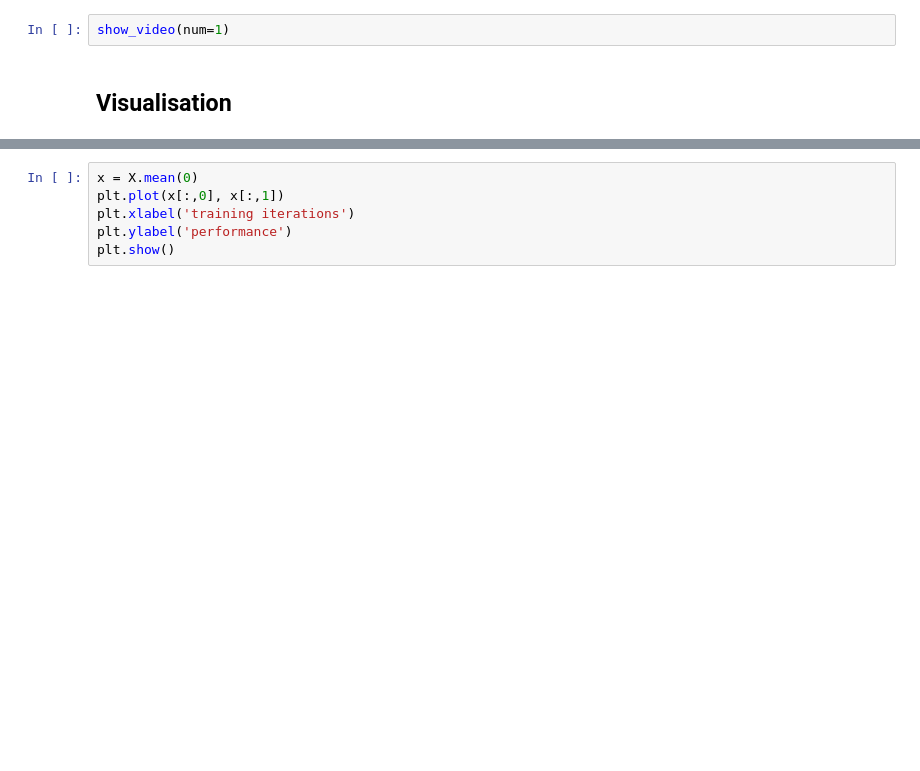
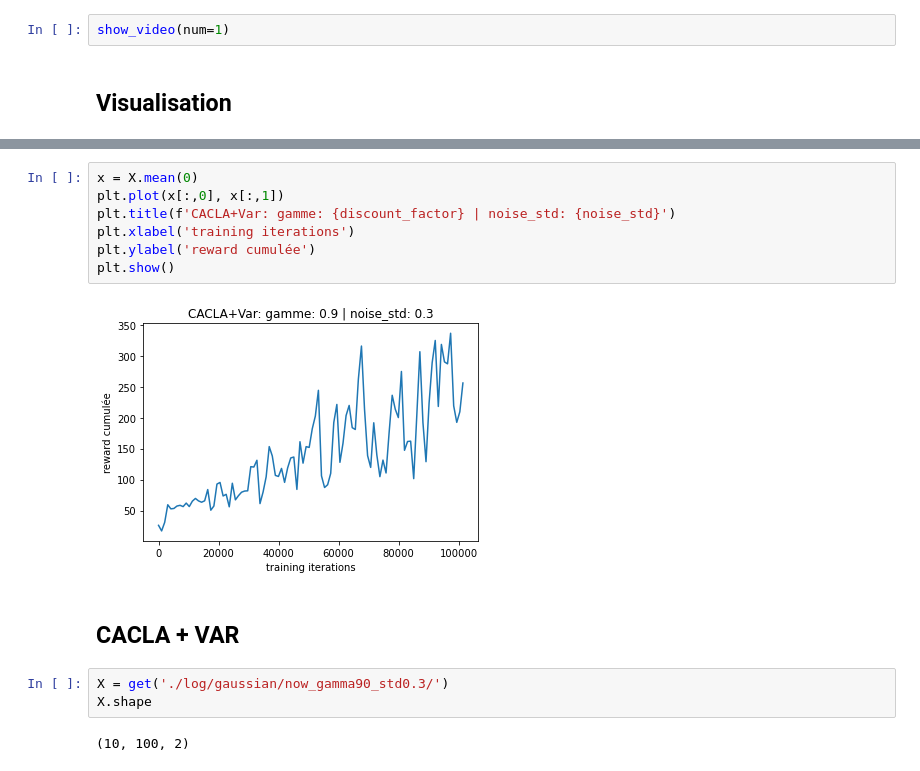
Before and after one commit to Alex-XIA1/PROJET_IAR, a Jupyter notebook: cacla/cacla_torch.ipynb, the cells around one changed output, grey strips where cells are left out. Cells and saved outputs as stored; diff of their text form; blank space fills up the shorter version.

```diff
--- a/cacla/cacla_torch.ipynb
+++ b/cacla/cacla_torch.ipynb
@@ -548,6 +563,16 @@ plt.show()
 # %%
 x = X.mean(0)
 plt.plot(x[:,0], x[:,1])
+plt.title(f'CACLA+Var: gamme: {discount_factor} | noise_std: {noise_std}')
 plt.xlabel('training iterations')
-plt.ylabel('performance')
+plt.ylabel('reward cumulée')
 plt.show()
+# %% [output]
+[figure, added]
+# %% [markdown]
+## CACLA + VAR
+# %%
+X = get('./log/gaussian/now_gamma90_std0.3/')
+X.shape
+# %% [output]
+(10, 100, 2)
```
Also changed, not shown: parts of 7 cells of this notebook, 10 other files.
